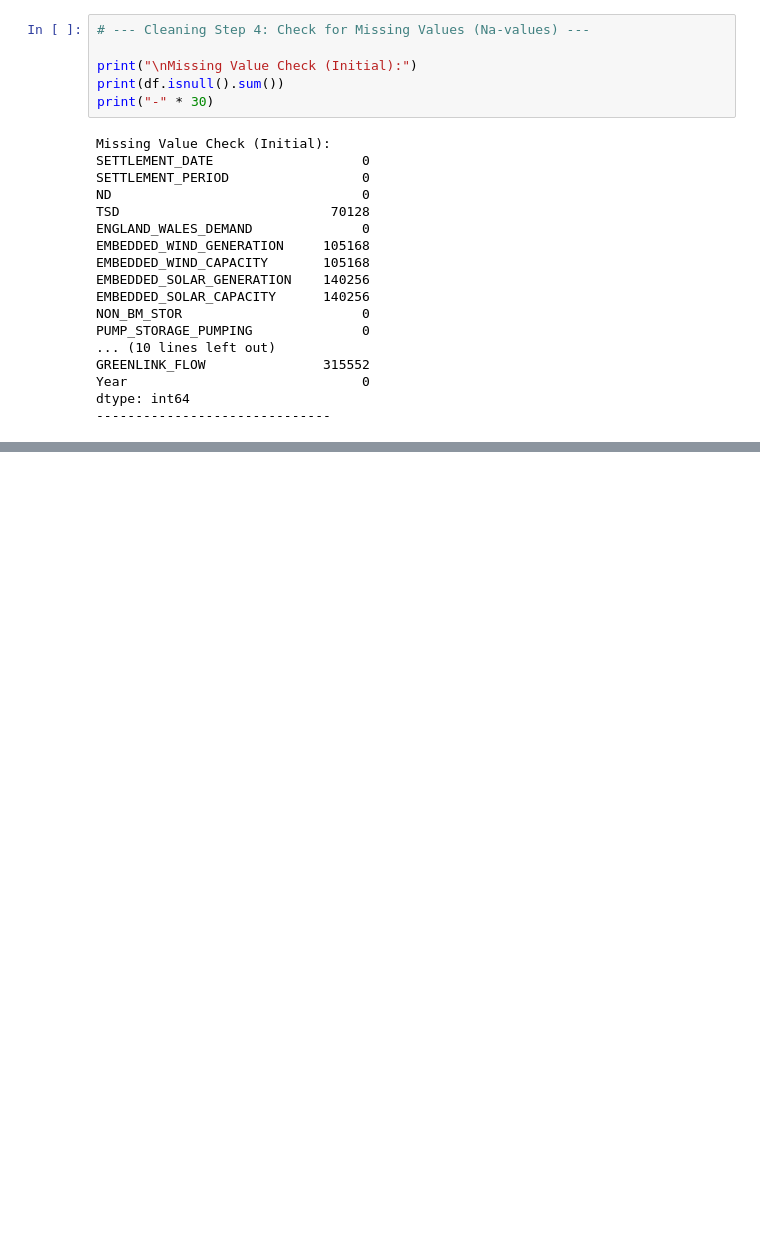
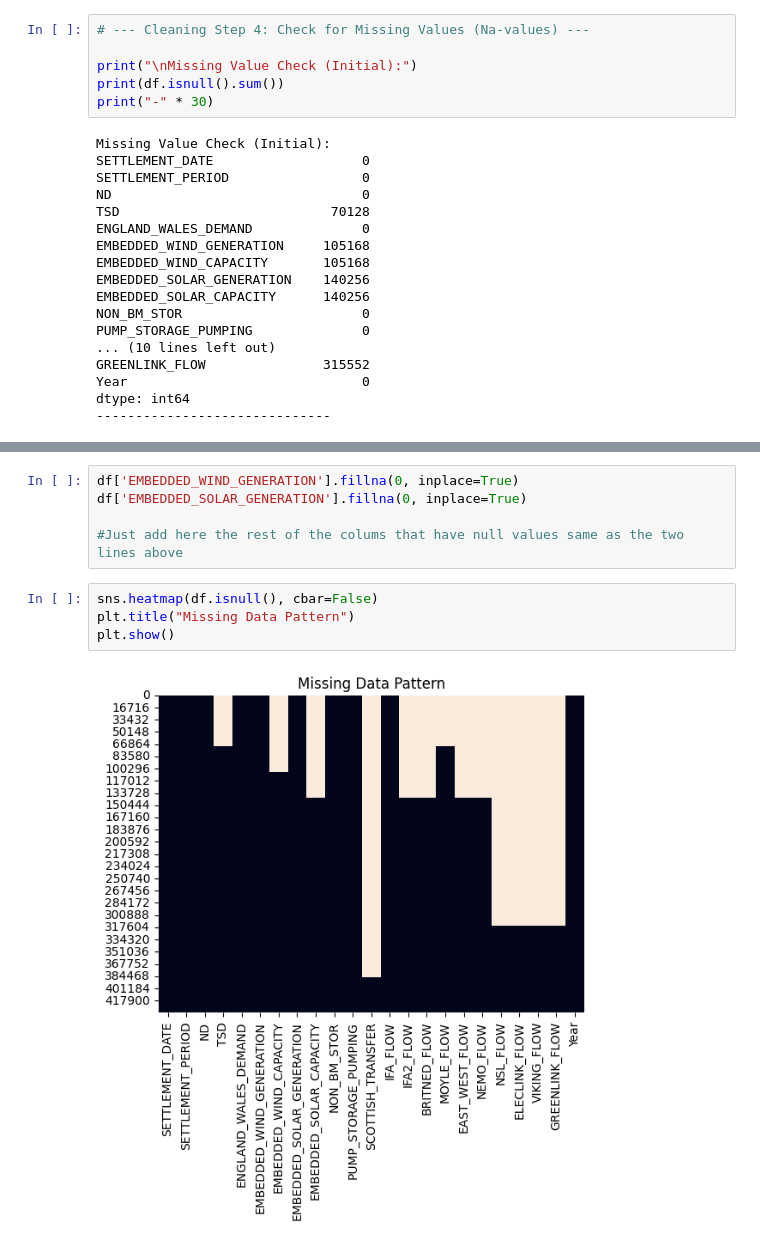
Before and after one commit to Jfgm299/Machine_Learning_AWS, a Jupyter notebook: electricty_demand_notebooks/02_eda_cleaning.ipynb, the cells around one changed output, grey strips where cells are left out. Saved outputs shown, nothing was run; the diff lists cells and outputs as text; blank space fills up the shorter version.

```diff
--- a/electricty_demand_notebooks/02_eda_cleaning.ipynb
+++ b/electricty_demand_notebooks/02_eda_cleaning.ipynb
@@ -88,0 +98,11 @@ dtype: int64
+# %%
+df['EMBEDDED_WIND_GENERATION'].fillna(0, inplace=True)
+df['EMBEDDED_SOLAR_GENERATION'].fillna(0, inplace=True)
+
+#Just add here the rest of the colums that have null values same as the two lines above
+# %%
+sns.heatmap(df.isnull(), cbar=False)
+plt.title("Missing Data Pattern")
+plt.show()
+# %% [output]
+[figure, added]
```
Also changed, not shown: parts of 1 cell of this notebook, 5 other files.
